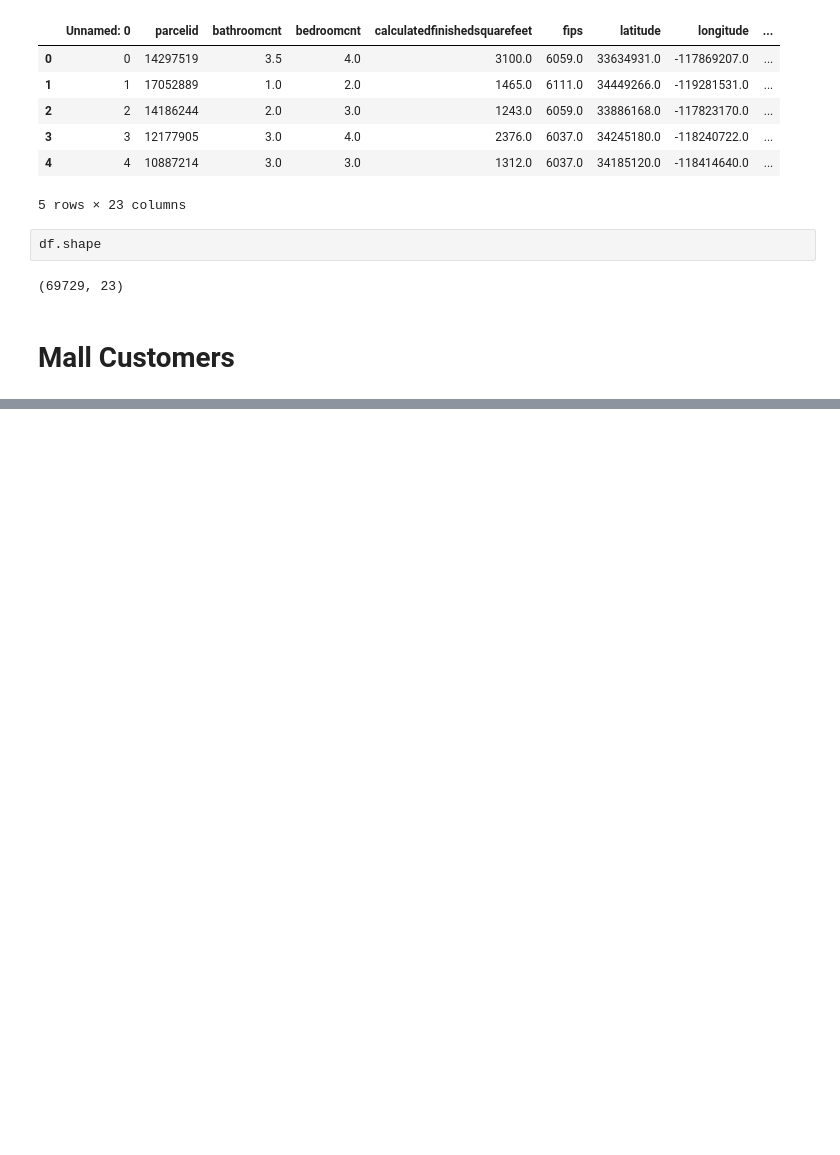
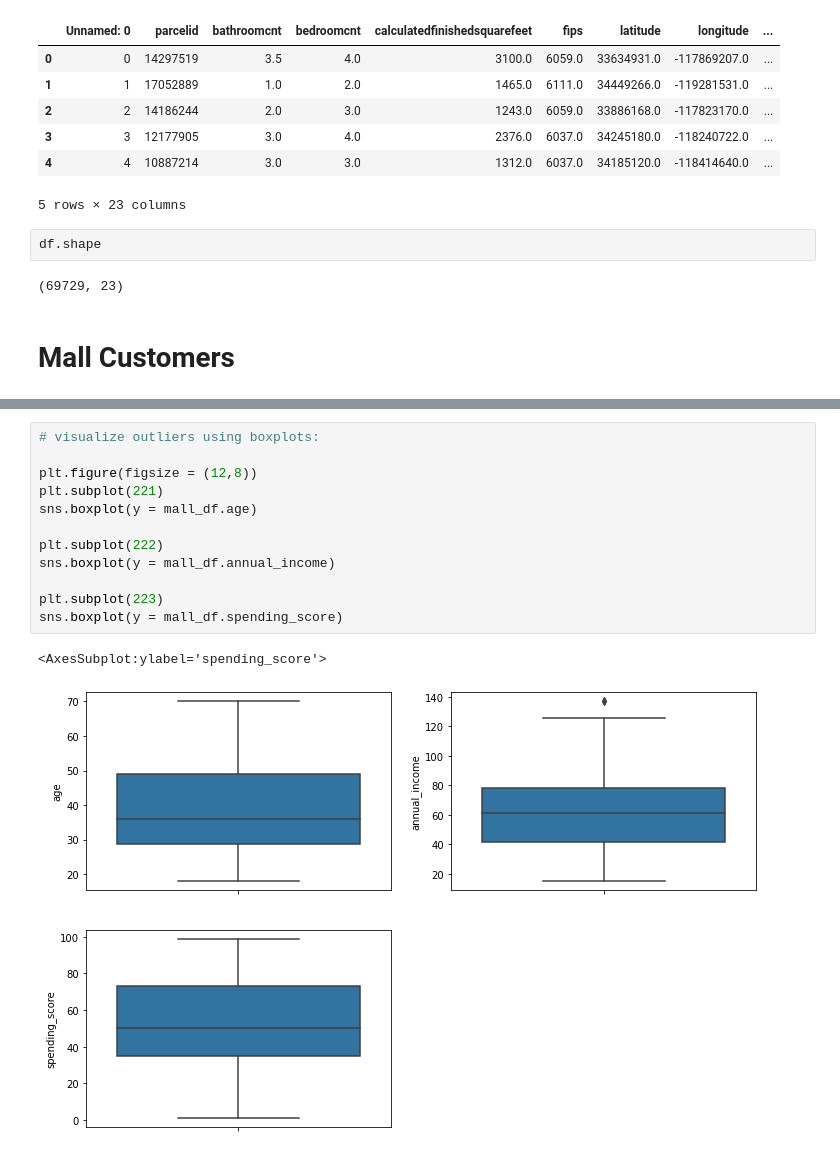
Before and after one commit to cfreeman22/clustering-exercises, a Jupyter notebook: zillow.ipynb, the cells around one changed output, grey strips where cells are left out. Drawn from its saved outputs; the diff is of its cells as text; blank space fills up the shorter version.

```diff
--- a/zillow.ipynb
+++ b/zillow.ipynb
@@ -658,0 +706,15 @@ NameError: name 'get_db_url' is not defined
+# %%
+# visualize outliers using boxplots:
+
+plt.figure(figsize = (12,8))
+plt.subplot(221)
+sns.boxplot(y = mall_df.age)
+
+plt.subplot(222)
+sns.boxplot(y = mall_df.annual_income)
+
+plt.subplot(223)
+sns.boxplot(y = mall_df.spending_score)
+# %% [output]
+<AxesSubplot:ylabel='spending_score'>
+[figure, added]
```
Also changed, not shown: parts of 27 cells of this notebook, 1 other file.
